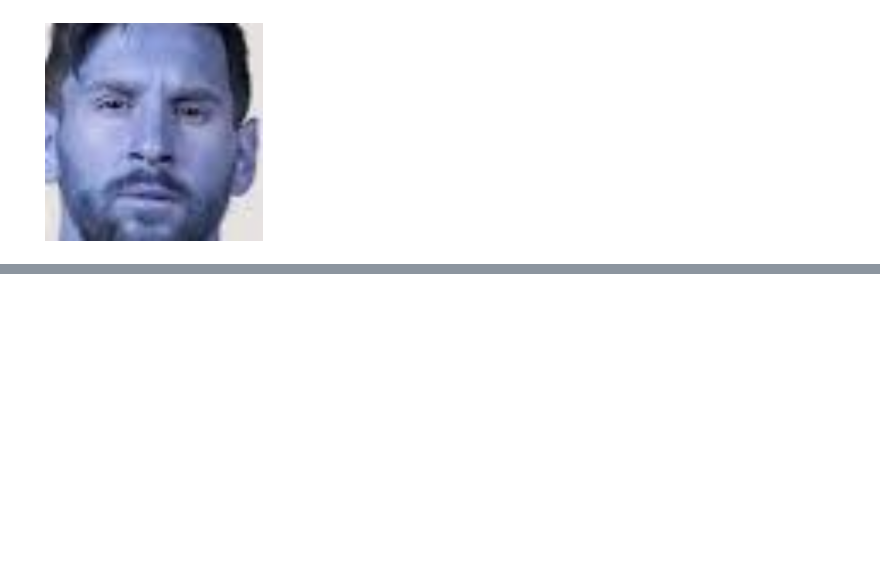
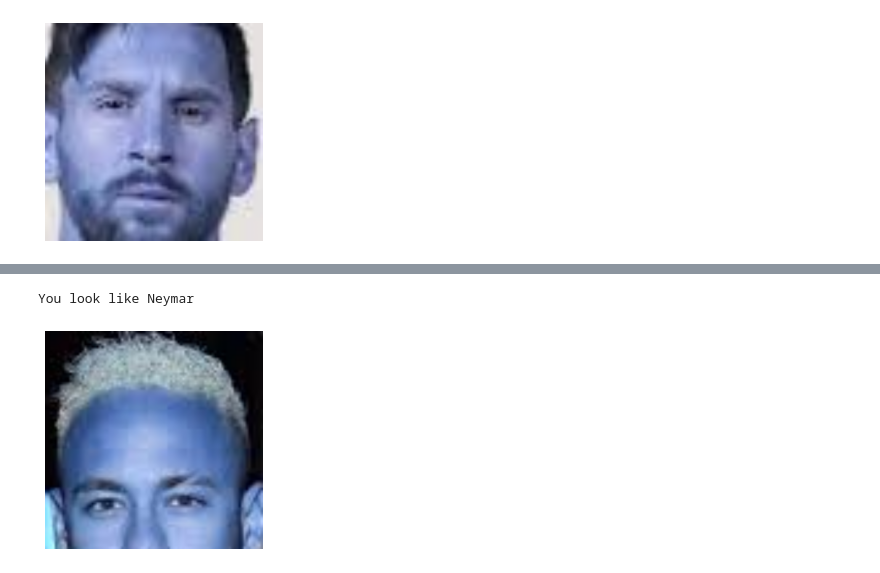
Before and after one commit to HarshitJain28/21_Days_Harshit_Jain, a Jupyter notebook: Project/Footballer_Face_Detection.ipynb, the cells around one changed output, grey strips where cells are left out. Cells and saved outputs as stored; diff of their text form; code cells hidden in the pictures; blank space fills up the shorter version.

```diff
--- a/Project/Footballer_Face_Detection.ipynb
+++ b/Project/Footballer_Face_Detection.ipynb
@@ -283,3 +263,8 @@ You look like Ronaldo
+# %%
+predicting('./neymar_test.jpg')
+# %% [output]
+You look like Neymar
+[figure, added]
 # %%
 predicting('./mbappe_test.jpg')
 # %% [output]
```
Also changed, not shown: parts of 24 cells of this notebook, 3 other files.
